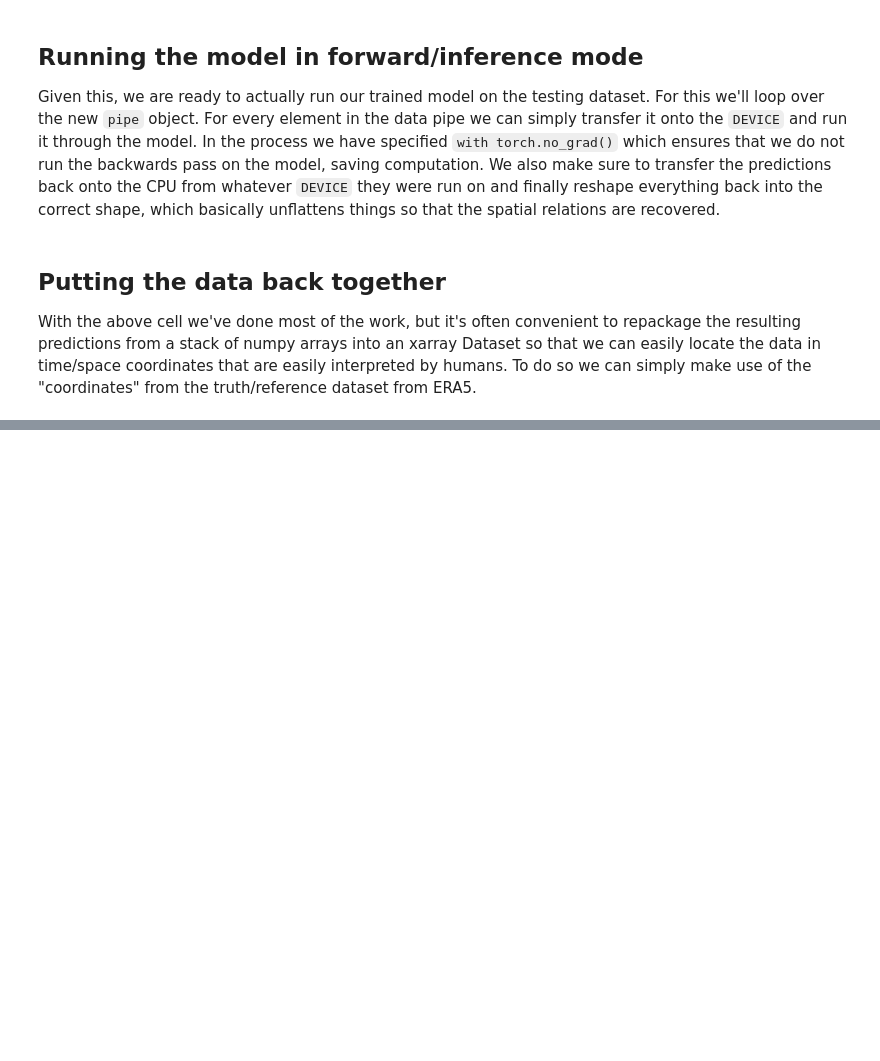
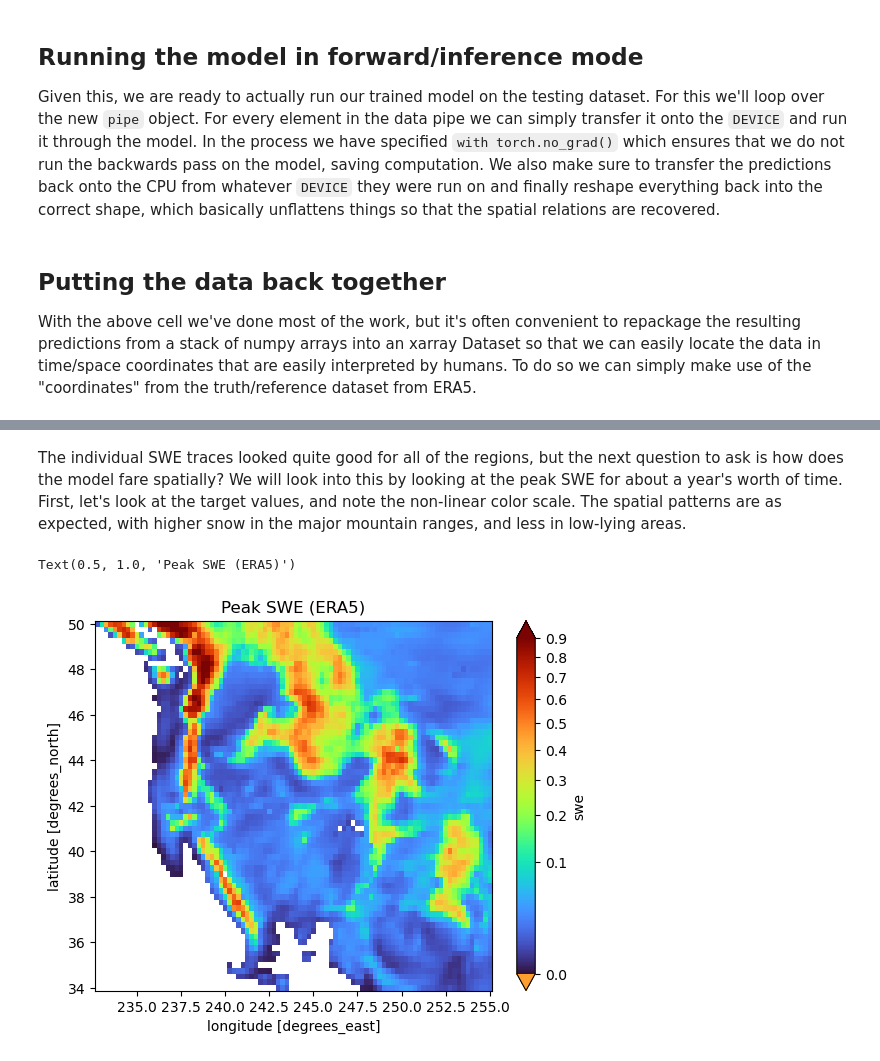
Before and after one commit to geo-smart/global_lstm_swe_modeling, a Jupyter notebook: book/3_application_on_testing_data.ipynb, the cells around one changed output, grey strips where cells are left out. Cells and saved outputs as stored; diff of their text form; code cells hidden in the pictures; blank space fills up the shorter version.

```diff
--- a/book/3_application_on_testing_data.ipynb
+++ b/book/3_application_on_testing_data.ipynb
@@ -58,3 +65,10 @@ test_data = test_data.fillna(1.0)
+# %%
+true_mask = test_data['mask'].copy()
+# Make sure to make sure nans are not in the mask
+true_mask = true_mask.fillna(0)
+test_data = test_data.fillna(1.0)
+test_data['mask'].values[:] = 1.0
+test_data = test_data.fillna(1.0)
 # %% [markdown]
 Now, with the "filled" data, we want to make sure that we record the actual dimensions of the data as a tuple of `(lat, lon, time)` so that we can reconstruct things later.
 # %%
@@ -128,2 +188,11 @@ swe_pred.isel(time=slice(120, 400)).max(dim='time').plot(vmax=0.1, vmin=0, cmap=
+# %% [markdown]
+The individual SWE traces looked quite good for all of the regions, but the next question to ask is how does the model fare spatially? We will look into this by looking at the peak SWE for about a year's worth of time. First, let's look at the target values, and note the non-linear color scale. The spatial patterns are as expected, with higher snow in the major mountain ranges, and less in low-lying areas.
 # %%
-swe_true.isel(time=slice(120, 400)).max(dim='time').plot(vmax=0.1, vmin=0, cmap='turbo')
+peak_swe = swe_true.isel(time=slice(120, 400)).max(dim='time')
+peak_swe = peak_swe.where(true_mask==1, drop=True)
+
+peak_swe.plot(norm=PowerNorm(gamma=0.5, vmin=1e-9, vmax=0.9), cmap='turbo')
+plt.title('Peak SWE (ERA5)')
+# %% [output]
+Text(0.5, 1.0, 'Peak SWE (ERA5)')
+[figure, added]
```
Also changed, not shown: parts of 18 cells of this notebook, 11 other files.
